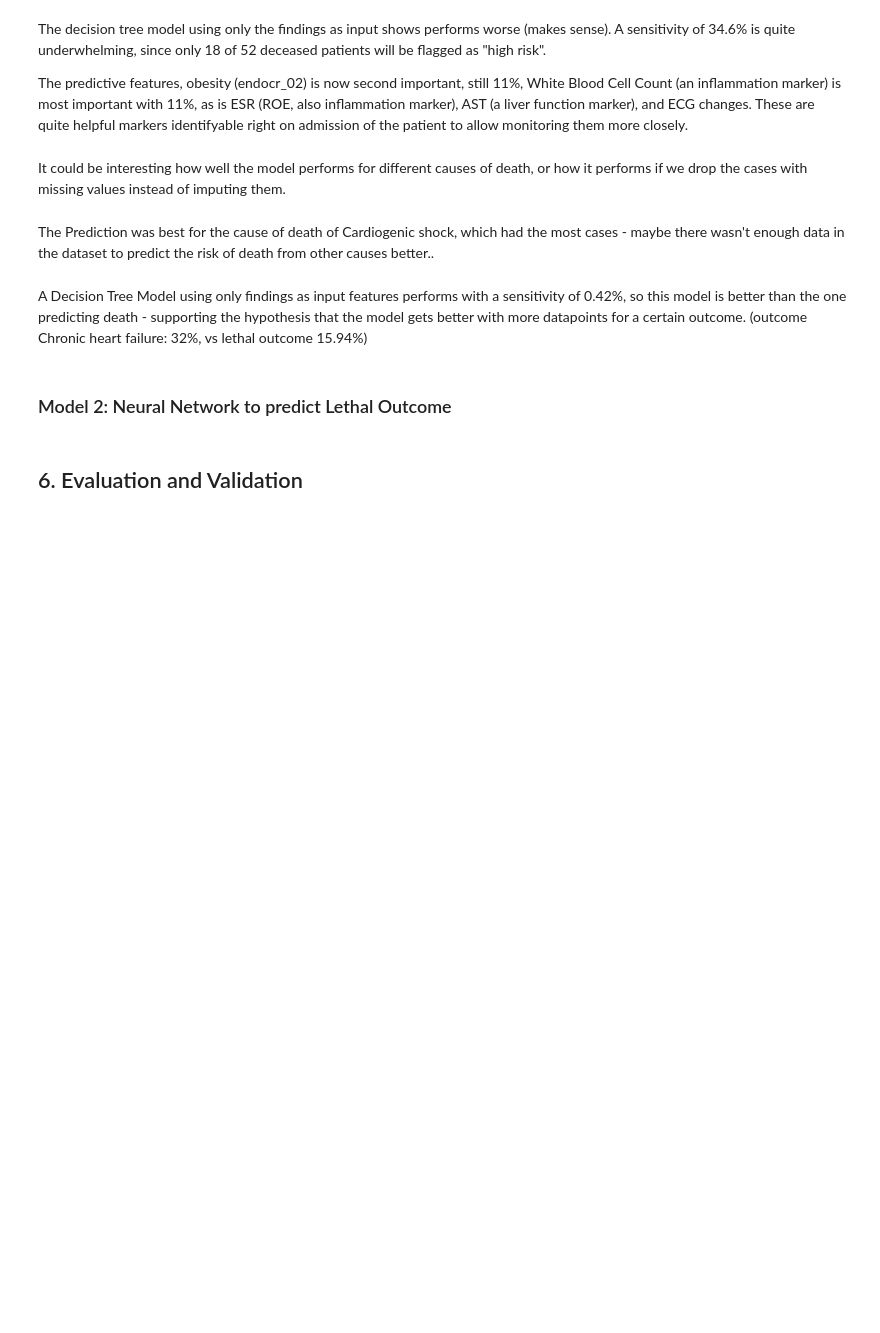
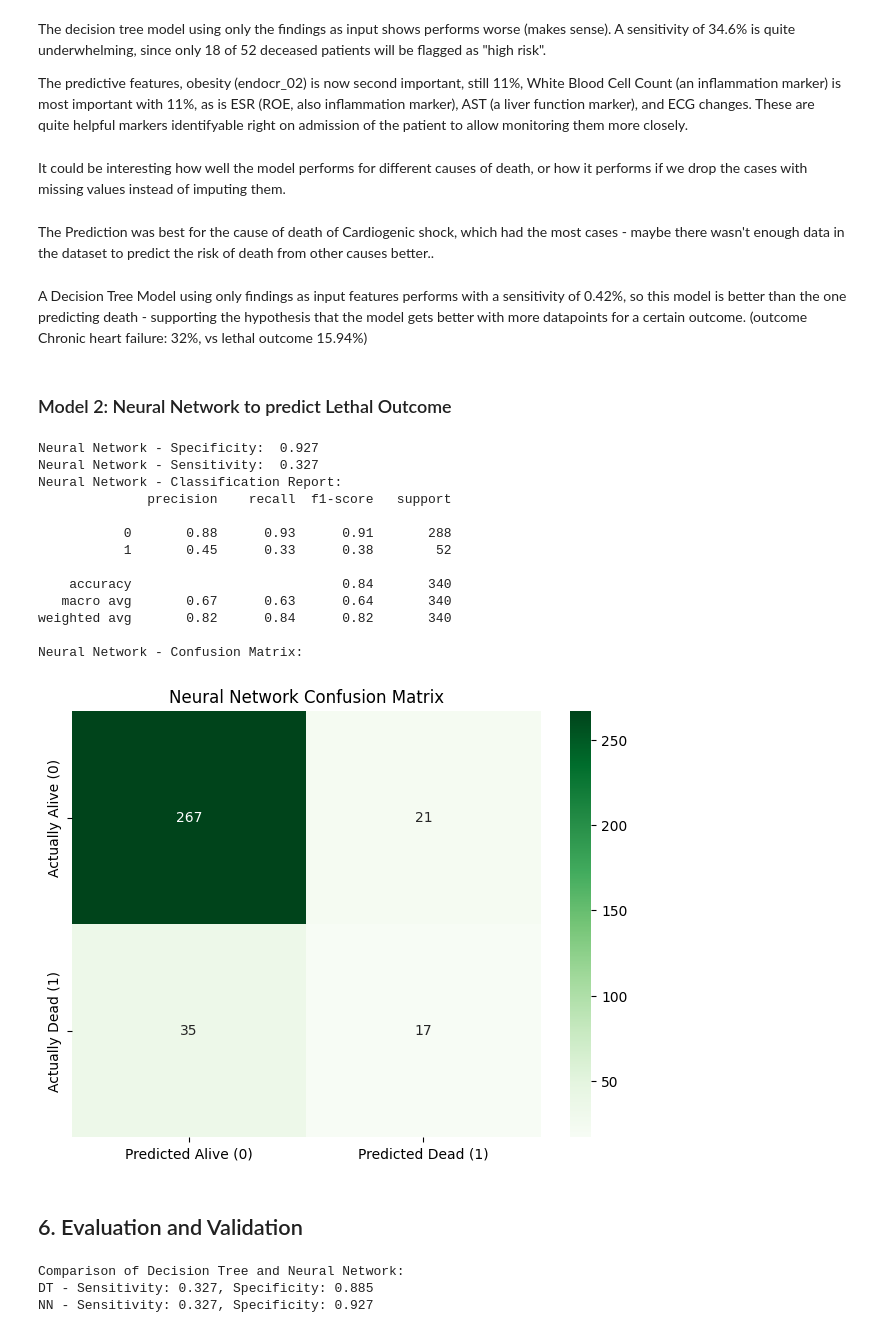
Before and after one commit to Clary1604/AMLHC_final_exam, a Jupyter notebook: MI_Complications.ipynb, the cells around one changed output. Cells and saved outputs as stored; diff of their text form; code cells hidden in the pictures; blank space fills up the shorter version.

Commit message:
add new model: neural network with 10 neurons

```diff
--- a/MI_Complications.ipynb
+++ b/MI_Complications.ipynb
@@ -533,6 +529,70 @@ A Decision Tree Model using only findings as input features performs with a sens
 # %% [markdown]
 ### Model 2: Neural Network to predict Lethal Outcome
 # %%
-# TODO
+# Neural Network to predict lethal outcome
+from sklearn.neural_network import MLPClassifier
+from sklearn.metrics import classification_report, confusion_matrix
+import seaborn as sns
+import matplotlib.pyplot as plt
+
+# Create a pipeline that combines the preprocessor with a neural network classifier
+# Using 10 neurons in the hidden layer
+nn_pipeline = Pipeline(steps=[
+    ("preprocessor", preprocessor),
+    ("classifier", MLPClassifier(
+        hidden_layer_sizes=(10,),  # 10 neurons in one hidden layer
+        max_iter=10000,
+        random_state=42,
+    ))
+])
+
+# Fit the pipeline to the training data
+nn_pipeline.fit(X_train, y_train)
+
+# Make predictions on the test set
+y_pred_nn = nn_pipeline.predict(X_test)
+
+# Evaluate the model
+tn_nn, fp_nn, fn_nn, tp_nn = confusion_matrix(y_test, y_pred_nn).ravel()
+specificity_nn = tn_nn / (tn_nn + fp_nn)
+sensitivity_nn = tp_nn / (tp_nn + fn_nn)
+print("Neural Network - Specificity: ", specificity_nn.round(3))
+print("Neural Network - Sensitivity: ", sensitivity_nn.round(3))
+print("Neural Network - Classification Report:")
+print(classification_report(y_test, y_pred_nn))
+
+# Create a confusion matrix and visualize it
+print("Neural Network - Confusion Matrix:")
+cm_nn = confusion_matrix(y_test, y_pred_nn)
+sns.heatmap(cm_nn, annot=True, fmt="d", cmap="Greens",
+            xticklabels=["Predicted Alive (0)", "Predicted Dead (1)"],
+            yticklabels=["Actually Alive (0)", "Actually Dead (1)"])
+plt.tight_layout()
+plt.title("Neural Network Confusion Matrix")
+plt.show()
+# %% [output]
+Neural Network - Specificity:  0.927
+Neural Network - Sensitivity:  0.327
+Neural Network - Classification Report:
+              precision    recall  f1-score   support
+
+           0       0.88      0.93      0.91       288
+           1       0.45      0.33      0.38        52
+
+    accuracy                           0.84       340
+   macro avg       0.67      0.63      0.64       340
+weighted avg       0.82      0.84      0.82       340
+
+Neural Network - Confusion Matrix:
+[figure, added]
 # %% [markdown]
 ## 6. Evaluation and Validation
+# %%
+# Compare with Decision Tree results
+print("Comparison of Decision Tree and Neural Network:")
+print(f"DT - Sensitivity: {sensitivity_dt:.3f}, Specificity: {specificity_dt:.3f}")
+print(f"NN - Sensitivity: {sensitivity_nn:.3f}, Specificity: {specificity_nn:.3f}")
+# %% [output]
+Comparison of Decision Tree and Neural Network:
+DT - Sensitivity: 0.327, Specificity: 0.885
+NN - Sensitivity: 0.327, Specificity: 0.927
```
Also changed, not shown: parts of 5 cells of this notebook.
